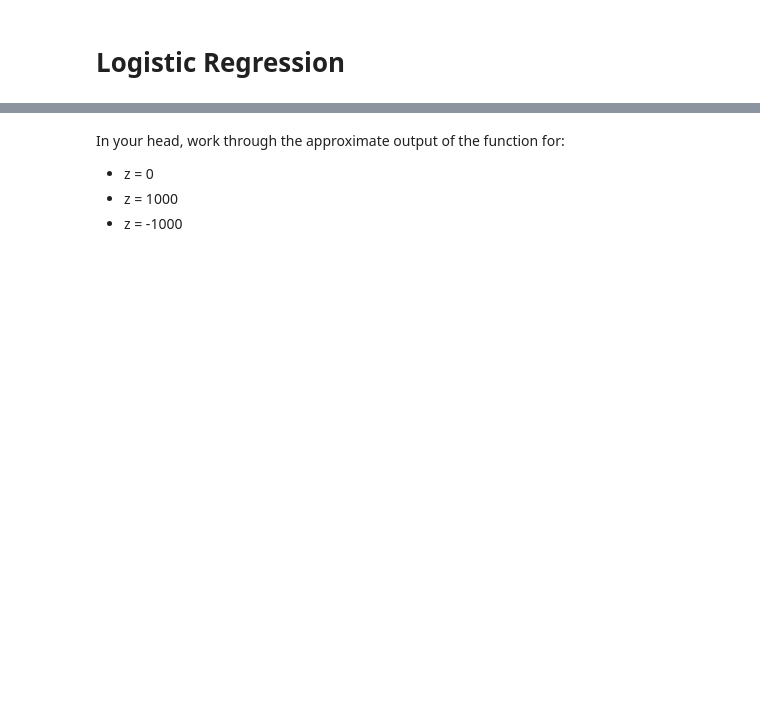
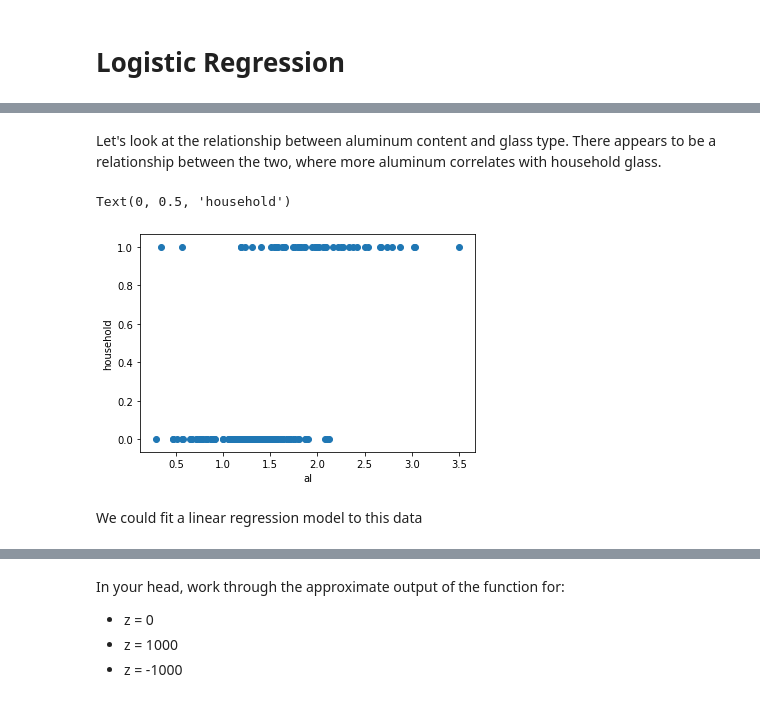
Before and after one commit to lecritch/logistic_sea-chi-ds, a Jupyter notebook: index.ipynb, the cells around one changed output, grey strips where cells are left out. Drawn from its saved outputs; the diff is of its cells as text; code cells hidden in the pictures; blank space fills up the shorter version.

```diff
--- a/index.ipynb
+++ b/index.ipynb
@@ -26,0 +81,12 @@ What problems can we forsee in this approach?
+# %%
+# glass identification dataset
+import pandas as pd
+import numpy as np
+url = 'http://archive.ics.uci.edu/ml/machine-learning-databases/glass/glass.data'
+col_names = ['id','ri','na','mg','al','si','k','ca','ba','fe','glass_type']
+glass = pd.read_csv(url, names=col_names, index_col='id')
+glass.sort_values('al', inplace=True)
+# types 1, 2, 3 are window glass
+# types 5, 6, 7 are household glass
+glass['household'] = glass.glass_type.map({1:0, 2:0, 3:0, 5:1, 6:1, 7:1})
+glass.head()
@@ -26,0 +101,13 @@ What problems can we forsee in this approach?
+# %% [markdown]
+Let's look at the relationship between aluminum content and glass type.
+There appears to be a relationship between the two, where more aluminum correlates with household glass.
+# %%
+import matplotlib.pyplot as plt
+plt.scatter(glass.al, glass.household)
+plt.xlabel('al')
+plt.ylabel('household')
+# %% [output]
+Text(0, 0.5, 'household')
+[figure, added]
+# %% [markdown]
+We could fit a linear regression model to this data
```
Also changed, not shown: parts of 79 cells of this notebook, 8 other files.
